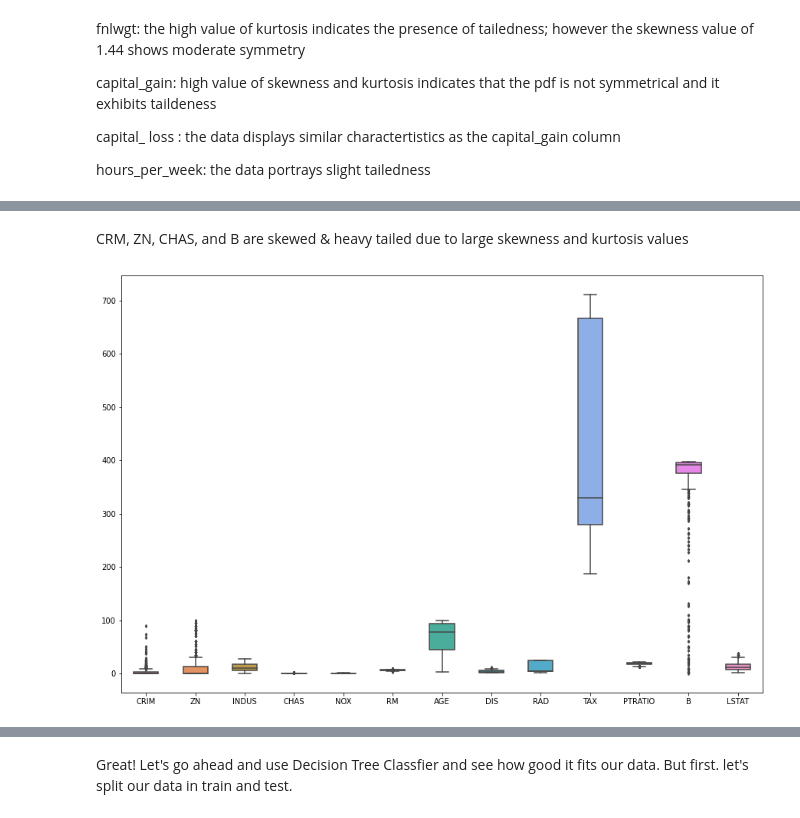
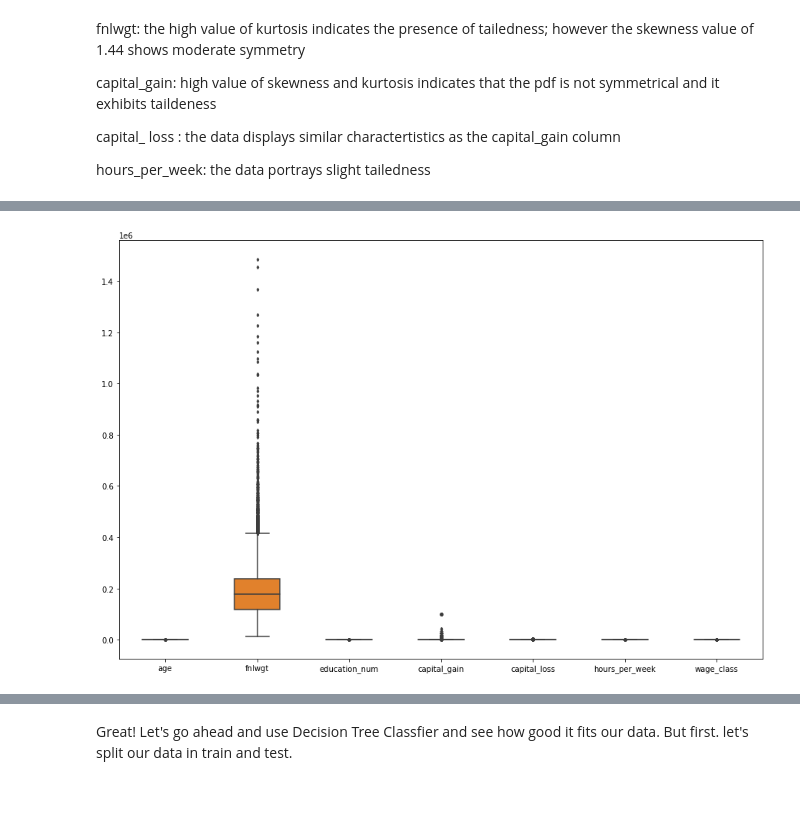
Before and after one commit to obeabi/Assignments, a Jupyter notebook: Main_XGBoost.ipynb, the cells around one changed output, grey strips where cells are left out. Drawn from its saved outputs; the diff is of its cells as text; code cells hidden in the pictures.

```diff
--- a/Main_XGBoost.ipynb
+++ b/Main_XGBoost.ipynb
@@ -129,7 +122,0 @@ The number of missing values on dataframe is: 0
-# %%
-# Include column headers in dataframe
-col_labels = ['age', 'workclass', 'fnlwgt', 'education', 'education_num', 'marital_status', 'occupation','relationship', 'race', 'sex',
-              'capital_gain','capital_loss', 'hours_per_week', 'native_country', 'wage_class']
-
-train_set.columns = col_labels
-test_set.columns = col_labels
@@ -259,0 +245,14 @@ test_set.head()
+# %%
+# Create new column using dictionary
+
+new_data_train = { ' >50K': 1, ' <=50K' : 0 }
+new_data_test = {' >50K.': 1, ' <=50K.': 0}
+
+# combine this new data with existing DataFrame
+train_set["wage_class"] = train_set["wage_class"].map(new_data_train)
+test_set["wage_class"] = test_set["wage_class"].map(new_data_test)
+
+# combine this new data with existing DataFrame
+#train_set = train_set.replace({"wage_class": new_data})
+
+train_set.head()
@@ -364,7 +424,0 @@ plt.show()
-# %%
-# Convert wage_class to labes/integer
-from sklearn.preprocessing import LabelEncoder
-le = LabelEncoder()
-train_set['wage_class'] = le.fit_transform(train_set['wage_class'])
-test_set['wage_class'] = le.transform(test_set['wage_class'])
-train_set.head()
@@ -373,12 +424,0 @@ ValueError: ignored
-# %%
-# Create new column using dictionary
-
-new_data = { '>50K': 'High', '<=50K': 'Low' }
-
-# combine this new data with existing DataFrame
-train_set["wage_label"] = train_set["wage_class"].map(new_data)
-
-# combine this new data with existing DataFrame
-#train_set = train_set.replace({"wage_class": new_data})
-
-train_set.head()
@@ -475,9 +475,7 @@ kurtosis: 0.49323951739272776
-# %% [markdown]
-CRM, ZN, CHAS,  and B are skewed & heavy tailed due to large skewness and kurtosis values
 # %%
 # Check for ouliers
 fig, ax = plt.subplots(figsize=(15,10))
-sns.boxplot(data=features, width= 0.5,ax=ax,  fliersize=3)
+sns.boxplot(data=train_set, width= 0.5,ax=ax,  fliersize=3)
 plt.show()
 # %% [output]
-[figure, old version]
+[figure, new version]
```
Also changed, not shown: parts of 83 cells of this notebook.
